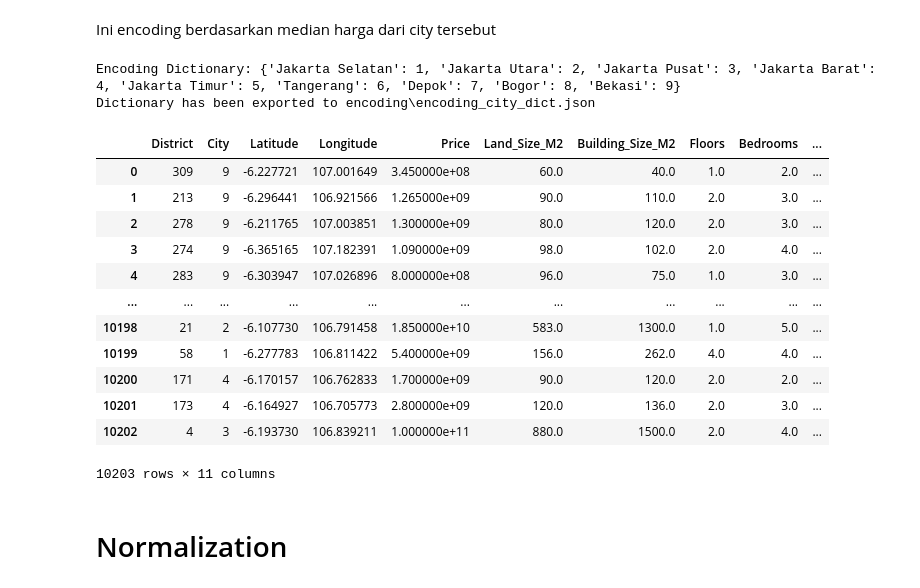
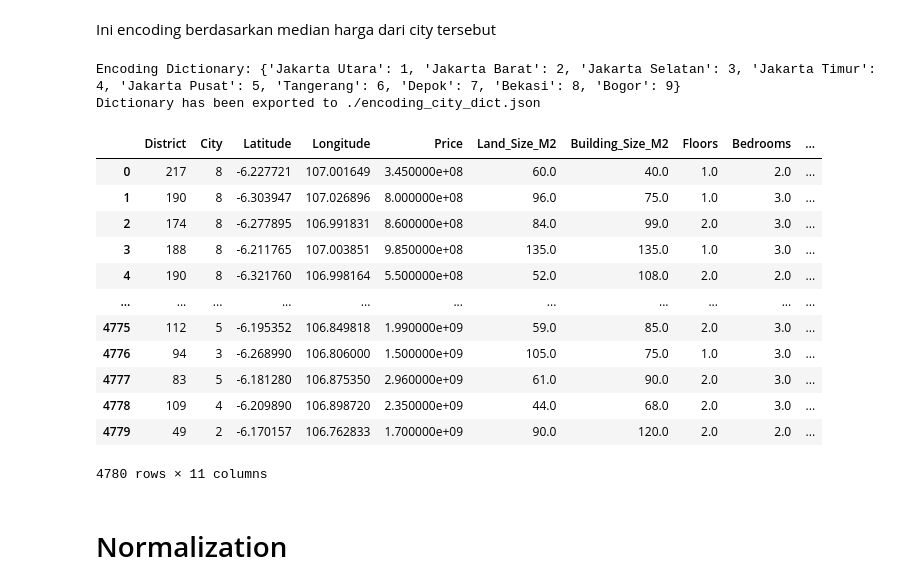
Before and after one commit to HouseSpot/machine-learning, a Jupyter notebook: ML_Model/ML_Generator.ipynb, the cells around one changed output. Saved outputs shown, nothing was run; the diff lists cells and outputs as text; code cells hidden in the pictures.

Commit message:
fix: add outlier handling, achieve 0.67 r2

```diff
--- a/ML_Model/ML_Generator.ipynb
+++ b/ML_Model/ML_Generator.ipynb
@@ -76,0 +66,23 @@ memory usage: 876.9+ KB
+# %%
+float_columns = ['Price', 'Land_Size_M2', 'Building_Size_M2', 'Floors', 'Bedrooms', 'Bathrooms', 'Carport/Garage']
+
+def count_outliers_and_clean(df, columns):
+    outlier_counts = {}
+    for column in columns:
+        Q1 = df[column].quantile(0.25)
+        Q3 = df[column].quantile(0.75)
+        IQR = Q3 - Q1
+        lower_bound = Q1 - 1.5 * IQR
+        upper_bound = Q3 + 1.5 * IQR
+        outliers = df[(df[column] < lower_bound) | (df[column] > upper_bound)]
+        outlier_counts[column] = outliers.shape[0]
+        df = df[(df[column] >= lower_bound) & (df[column] <= upper_bound)]
+    return outlier_counts, df.reset_index(drop=True)
+
+outlier_counts, df_cleaned = count_outliers_and_clean(df, float_columns)
+
+for column, count in outlier_counts.items():
+    print(f'{column}: {count} outliers')
+
+print("Cleaned DataFrame:")
+df_cleaned.info()
@@ -82,7 +112,7 @@ memory usage: 876.9+ KB
 Ini encoding berdasarkan median harga dari district tersebut
 # %%
 # Step 1: Calculate the median of "price_in_rp" for each district
-district_medians = df.groupby('District')['Price'].median()
+district_medians = df_cleaned.groupby('District')['Price'].median()
 
 # Step 2: Sort the categories by their median "price_in_rp" in descending order
 sorted_categories_district = district_medians.sort_values(ascending=False).index
@@ -94,7 +124,7 @@ encoding_district_dict = {district: idx for idx, district in enumerate(sorted_ca
 print("Encoding Dictionary:", encoding_district_dict)
 
 # Create a folder named "encoding" if it doesn't exist
-encoding_folder = 'encoding'
+encoding_folder = '.'
 if not os.path.exists(encoding_folder):
     os.makedirs(encoding_folder)
 
@@ -106,7 +136,7 @@ with open(json_file_path, 'w') as json_file:
 print(f"Dictionary has been exported to {json_file_path}")
 
 # Step 4: Encode the "district" column using the encoding dictionary
-df['District'] = df['District'].map(encoding_district_dict)
+df_cleaned['District'] = df_cleaned['District'].map(encoding_district_dict)
 
-df
+df_cleaned
 # %% [output]
@@ -131,44 +161,44 @@ Dictionary has been exported to encoding\encoding_district_dict.json
 Ini encoding berdasarkan median harga dari city tersebut
 # %%
 # Step 1: Calculate the median of "price_in_rp" for each city
-city_medians = df.groupby('City')['Price'].median()
+city_medians = df_cleaned.groupby('City')['Price'].median()
 
 # Step 2: Sort the categories by their median "price_in_rp" in descending order
 sorted_categories_city = city_medians.sort_values(ascending=False).index
 
 # Step 3: Create a dictionary for encoding based on sorted order
 encoding_city_dict = {city: idx for idx, city in enumerate(sorted_categories_city, start=1)}
 
 # Print the encoding dictionary
 print("Encoding Dictionary:", encoding_city_dict)
 
 # Export the encoding to a JSON file in the "encoding" folder
 json_file_path = os.path.join(encoding_folder, 'encoding_city_dict.json')
 with open(json_file_path, 'w') as json_file:
     json.dump(encoding_city_dict, json_file, indent=4)
 
 print(f"Dictionary has been exported to {json_file_path}")
 
 # Step 4: Encode the "city" column using the encoding dictionary
-df['City'] = df['City'].map(encoding_city_dict)
+df_cleaned['City'] = df_cleaned['City'].map(encoding_city_dict)
 
-df
+df_cleaned
 # %% [output]
-Encoding Dictionary: {'Jakarta Selatan': 1, 'Jakarta Utara': 2, 'Jakarta Pusat': 3, 'Jakarta Barat': 4, 'Jakarta Timur': 5, 'Tangerang': 6, 'Depok': 7, 'Bogor': 8, 'Bekasi': 9}
-Dictionary has been exported to encoding\encoding_city_dict.json
+Encoding Dictionary: {'Jakarta Utara': 1, 'Jakarta Barat': 2, 'Jakarta Selatan': 3, 'Jakarta Timur': 4, 'Jakarta Pusat': 5, 'Tangerang': 6, 'Depok': 7, 'Bekasi': 8, 'Bogor': 9}
+Dictionary has been exported to ./encoding_city_dict.json
 |  | District | City | Latitude | Longitude | Price | Land_Size_M2 | Building_Size_M2 | Floors | Bedrooms | ... |
-| 0 | 309 | 9 | -6.227721 | 107.001649 | 3.450000e+08 | 60.0 | 40.0 | 1.0 | 2.0 | ... |
-| 1 | 213 | 9 | -6.296441 | 106.921566 | 1.265000e+09 | 90.0 | 110.0 | 2.0 | 3.0 | ... |
-| 2 | 278 | 9 | -6.211765 | 107.003851 | 1.300000e+09 | 80.0 | 120.0 | 2.0 | 3.0 | ... |
-| 3 | 274 | 9 | -6.365165 | 107.182391 | 1.090000e+09 | 98.0 | 102.0 | 2.0 | 4.0 | ... |
-| 4 | 283 | 9 | -6.303947 | 107.026896 | 8.000000e+08 | 96.0 | 75.0 | 1.0 | 3.0 | ... |
+| 0 | 217 | 8 | -6.227721 | 107.001649 | 3.450000e+08 | 60.0 | 40.0 | 1.0 | 2.0 | ... |
+| 1 | 190 | 8 | -6.303947 | 107.026896 | 8.000000e+08 | 96.0 | 75.0 | 1.0 | 3.0 | ... |
+| 2 | 174 | 8 | -6.277895 | 106.991831 | 8.600000e+08 | 84.0 | 99.0 | 2.0 | 3.0 | ... |
+| 3 | 188 | 8 | -6.211765 | 107.003851 | 9.850000e+08 | 135.0 | 135.0 | 1.0 | 3.0 | ... |
+| 4 | 190 | 8 | -6.321760 | 106.998164 | 5.500000e+08 | 52.0 | 108.0 | 2.0 | 2.0 | ... |
 | ... | ... | ... | ... | ... | ... | ... | ... | ... | ... | ... |
-| 10198 | 21 | 2 | -6.107730 | 106.791458 | 1.850000e+10 | 583.0 | 1300.0 | 1.0 | 5.0 | ... |
-| 10199 | 58 | 1 | -6.277783 | 106.811422 | 5.400000e+09 | 156.0 | 262.0 | 4.0 | 4.0 | ... |
-| 10200 | 171 | 4 | -6.170157 | 106.762833 | 1.700000e+09 | 90.0 | 120.0 | 2.0 | 2.0 | ... |
-| 10201 | 173 | 4 | -6.164927 | 106.705773 | 2.800000e+09 | 120.0 | 136.0 | 2.0 | 3.0 | ... |
-| 10202 | 4 | 3 | -6.193730 | 106.839211 | 1.000000e+11 | 880.0 | 1500.0 | 2.0 | 4.0 | ... |
+| 4775 | 112 | 5 | -6.195352 | 106.849818 | 1.990000e+09 | 59.0 | 85.0 | 2.0 | 3.0 | ... |
+| 4776 | 94 | 3 | -6.268990 | 106.806000 | 1.500000e+09 | 105.0 | 75.0 | 1.0 | 3.0 | ... |
+| 4777 | 83 | 5 | -6.181280 | 106.875350 | 2.960000e+09 | 61.0 | 90.0 | 2.0 | 3.0 | ... |
+| 4778 | 109 | 4 | -6.209890 | 106.898720 | 2.350000e+09 | 44.0 | 68.0 | 2.0 | 3.0 | ... |
+| 4779 | 49 | 2 | -6.170157 | 106.762833 | 1.700000e+09 | 90.0 | 120.0 | 2.0 | 2.0 | ... |
-10203 rows × 11 columns
+4780 rows × 11 columns
 # %% [markdown]
 # Normalization
 # %% [markdown]
```
Also changed, not shown: parts of 20 cells of this notebook, 1 other file.
